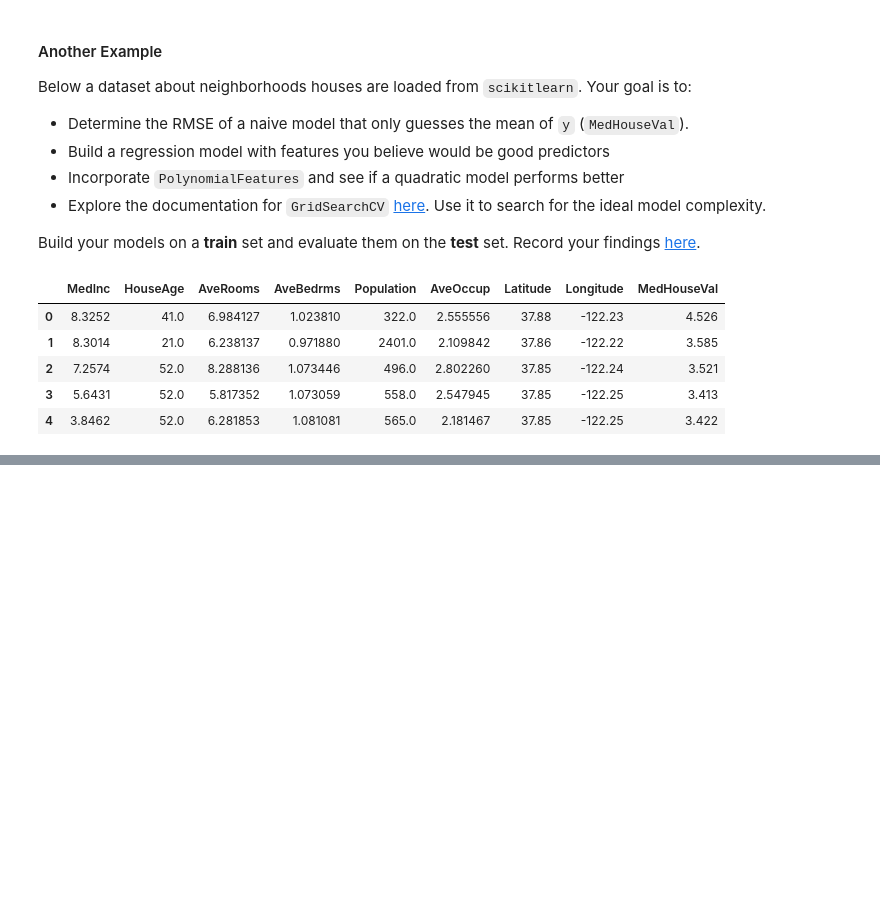
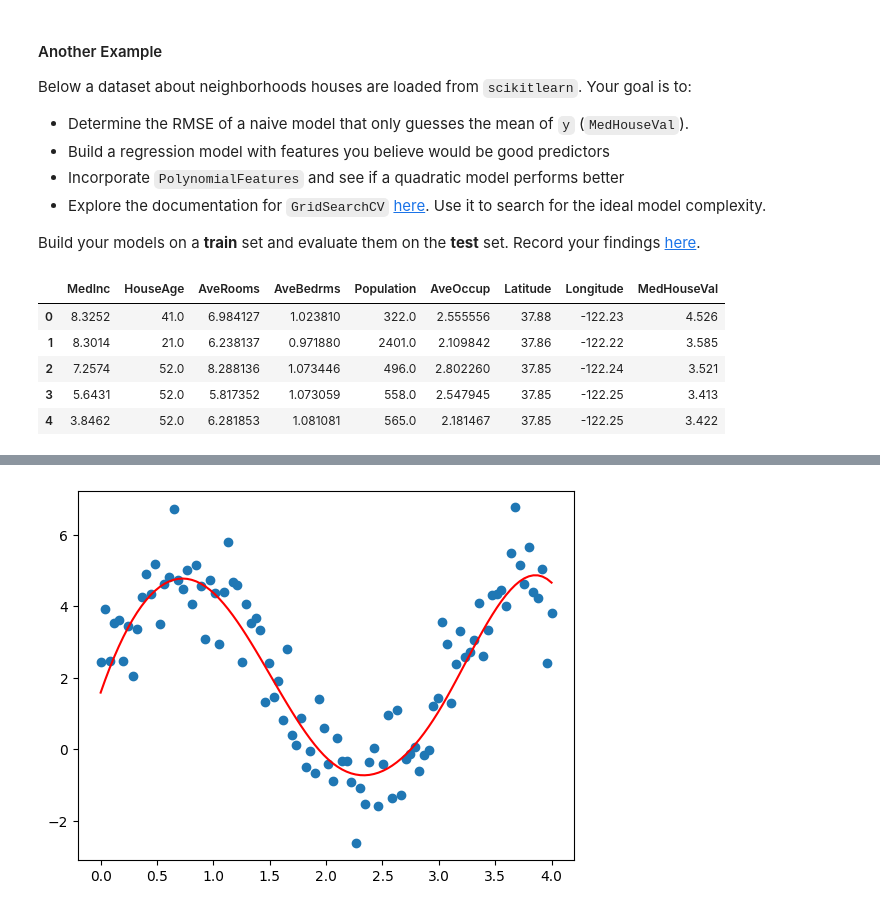
Before and after one commit to jfkoehler/bootcamp_fa_26, a Jupyter notebook: polynomial_models.ipynb, the cells around one changed output, grey strips where cells are left out. Drawn from its saved outputs; the diff is of its cells as text; code cells hidden in the pictures; blank space fills up the shorter version.

```diff
--- a/polynomial_models.ipynb
+++ b/polynomial_models.ipynb
@@ -343,0 +359,2 @@ y = ''
+# %%
+pipe = Pipeline([('spline', SplineTransformer()), ('model', LinearRegression())])
@@ -343,0 +365,5 @@ y = ''
+# %%
+plt.scatter(x, f(x));
+plt.plot(x, pipe.predict(x.reshape(-1,1)), '-r');
+# %% [output]
+[figure, added]
```
Also changed, not shown: parts of 7 cells of this notebook, 1 other file.
